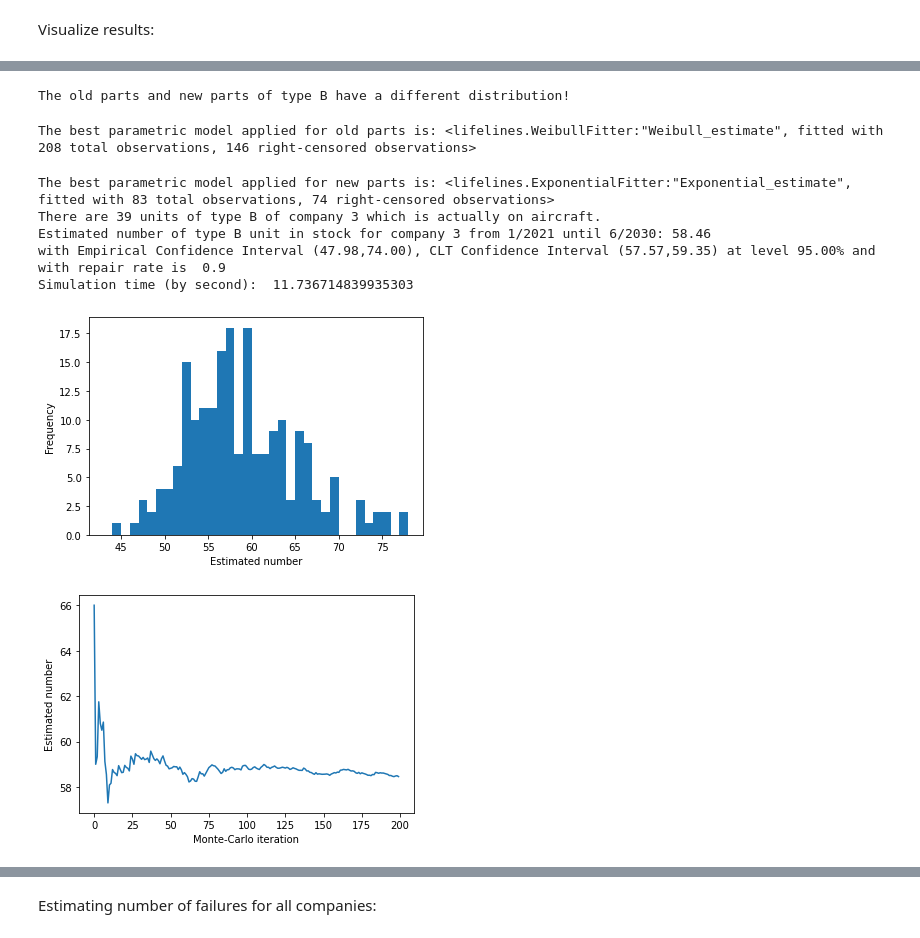
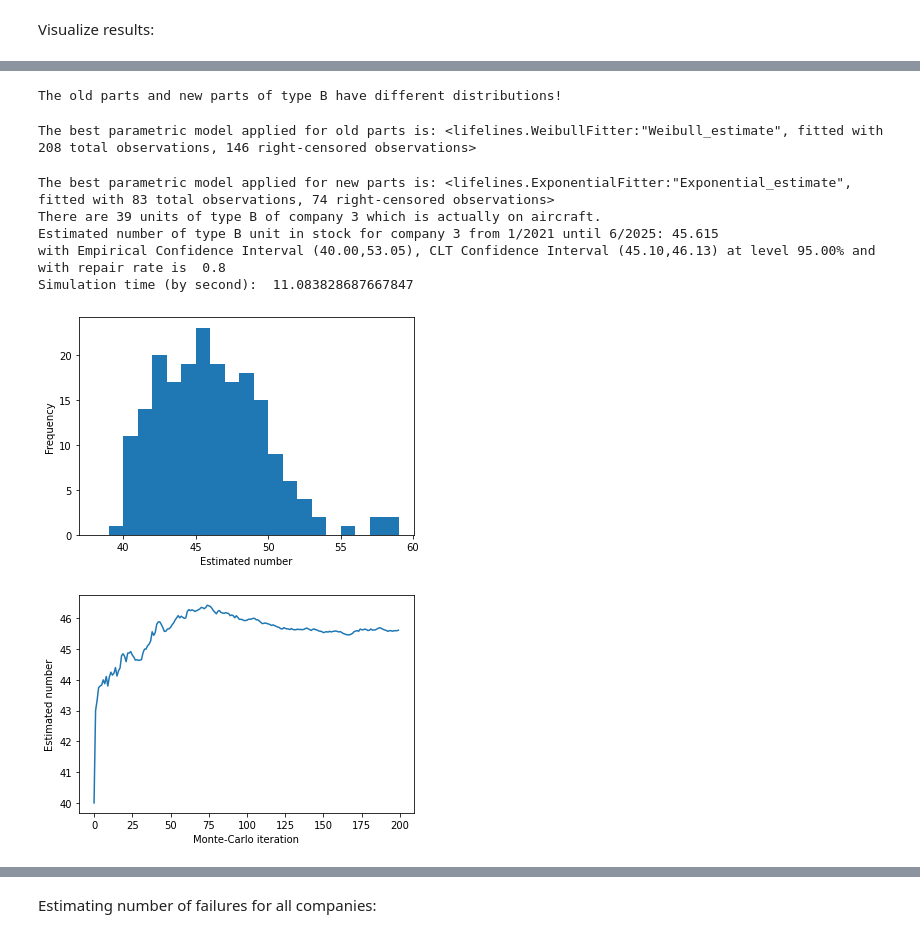
Before and after one commit to nghi-truyen/Flight-Data-Analysis, a Jupyter notebook: FlightDataAnalysis.ipynb, the cells around one changed output, grey strips where cells are left out. Drawn from its saved outputs; the diff is of its cells as text; code cells hidden in the pictures.

```diff
--- a/FlightDataAnalysis.ipynb
+++ b/FlightDataAnalysis.ipynb
@@ -367,7 +367,7 @@ def CI(Y,alpha=alpha):
 # %%
 import datetime as dt
 Today = dt.datetime.now()
-repair_rate=0.9
+repair_rate=0.8
 
 def different_or_not(typ,df=data_types,message=False):
     r,old_new=old_vs_new(typ,df=df)
@@ -375,7 +375,7 @@ def different_or_not(typ,df=data_types,message=False):
     diff=(pval<0.05) and (min(old_new)/sum(old_new)>=0.1)
     if diff:
         if message:
-            print("The old parts and new parts of type %s have a different distribution!"%typ)
+            print("The old parts and new parts of type %s have different distributions!"%typ)
     return diff
 
 def Estimated_Stock(company,typ,year,month,df=data,df_types=data_types,airlines=airlines,Begin=Today,MC=200,rate=repair_rate):
@@ -398,14 +398,14 @@ def Estimated_Stock(company,typ,year,month,df=data,df_types=data_types,airlines=
         surv_new = kmf_new.survival_function_.to_numpy()
         time_new = kmf_new.timeline
         if FH_till_end>np.max(time_old):
-            warnings.warn("Kaplan-Meier model of the old part of type {} data can not estimate the stock until that day. We apply the best parametric model to predict in this case.".format(str(typ)))
+            warnings.warn("Kaplan-Meier model of the old part of type %s can not estimate the stock until %d/%d. We apply the best parametric model to predict in this case."%(typ,month,year))
             bpm_old=best_parametric_model("old",df=df_types_diff)
             print("The best parametric model applied for old parts is:",bpm_old)
             time_old = np.linspace(0,FH_till_end,2000)
             surv_old = bpm_old.survival_function_at_times(time_old).to_numpy()
 
         if FH_till_end>np.max(time_new):
-            warnings.warn("Kaplan-Meier model of the new part of type {} data can not estimate the stock until that day. We apply the best parametric model to predict in this case.".format(str(typ)))
+            warnings.warn("Kaplan-Meier model of the new part of type %s can not estimate the stock until %d/%d. We apply the best parametric model to predict in this case."%(typ,month,year))
             bpm_new=best_parametric_model("new",df=df_types_diff)
             print("The best parametric model applied for new parts is:",bpm_new)
             time_new = np.linspace(0,FH_till_end,2000)
@@ -415,7 +415,7 @@ def Estimated_Stock(company,typ,year,month,df=data,df_types=data_types,airlines=
         survival = kmf.survival_function_.to_numpy()
         timeline = kmf.timeline
         if FH_till_end>np.max(timeline):
-            warnings.warn("Kaplan-Meier model of type {} data can not estimate the stock until that day. We apply the best parametric model to predict in this case.".format(str(typ)))
+            warnings.warn("Kaplan-Meier model of type %s can not estimate the stock until %d/%d. We apply the best parametric model to predict in this case."%(typ,month,year))
             bpm = best_parametric_model(typ,df=df_types)
             print("The best parametric model applied for this type is:",bpm)
             timeline = np.linspace(0,FH_till_end,2000)
@@ -485,20 +485,20 @@ Simulation time (by second):  5.774390697479248
 # %%
 company=3         # must be in INTEGER
 unit_type='B' # STRING
-year=2030         # INTEGER
+year=2025         # INTEGER
 month=6           # INTEGER
 
 Result_display(company,unit_type,year,month)
 # %% [output]
-The old parts and new parts of type B have a different distribution!
+The old parts and new parts of type B have different distributions!
 The best parametric model applied for old parts is: <lifelines.WeibullFitter:"Weibull_estimate", fitted with 208 total observations, 146 right-censored observations>
 The best parametric model applied for new parts is: <lifelines.ExponentialFitter:"Exponential_estimate", fitted with 83 total observations, 74 right-censored observations>
 There are 39 units of type B of company 3 which is actually on aircraft.
-Estimated number of type B unit in stock for company 3 from 1/2021 until 6/2030: 58.46
-with Empirical Confidence Interval (47.98,74.00), CLT Confidence Interval (57.57,59.35) at level 95.00% and with repair rate is  0.9
-Simulation time (by second):  11.736714839935303
+Estimated number of type B unit in stock for company 3 from 1/2021 until 6/2025: 45.615
+with Empirical Confidence Interval (40.00,53.05), CLT Confidence Interval (45.10,46.13) at level 95.00% and with repair rate is  0.8
+Simulation time (by second):  11.083828687667847
-[figure, old version]
+[figure, new version]
-[figure, old version]
+[figure, new version]
 # %%
 company=3         # must be in INTEGER
 unit_type='C-new' # STRING
```
Also changed, not shown: parts of 9 cells of this notebook, 12 other files.
